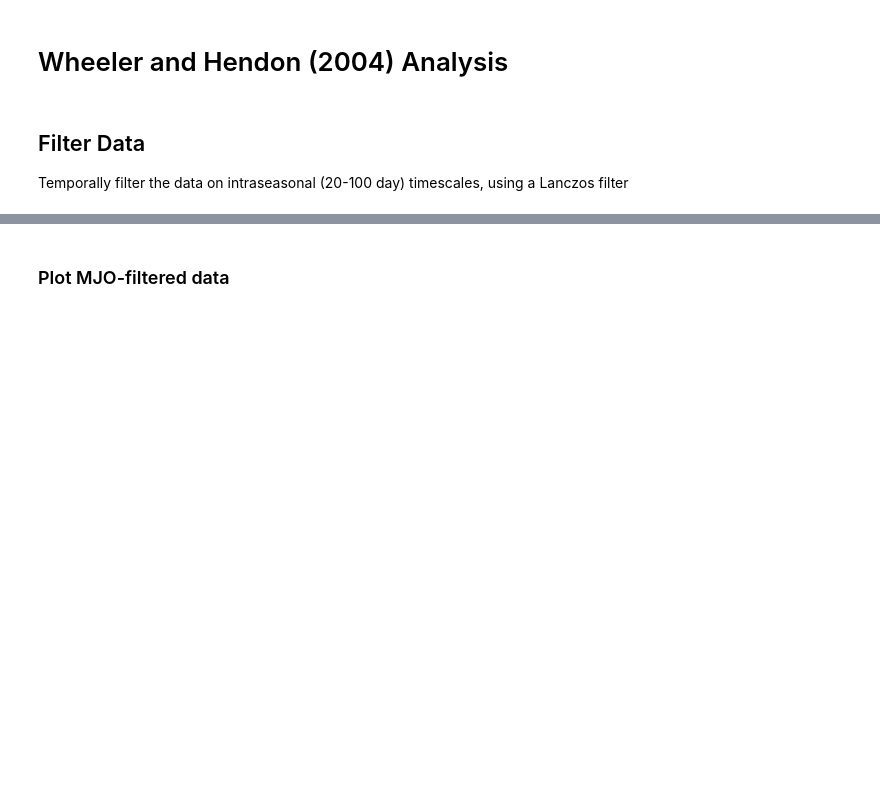
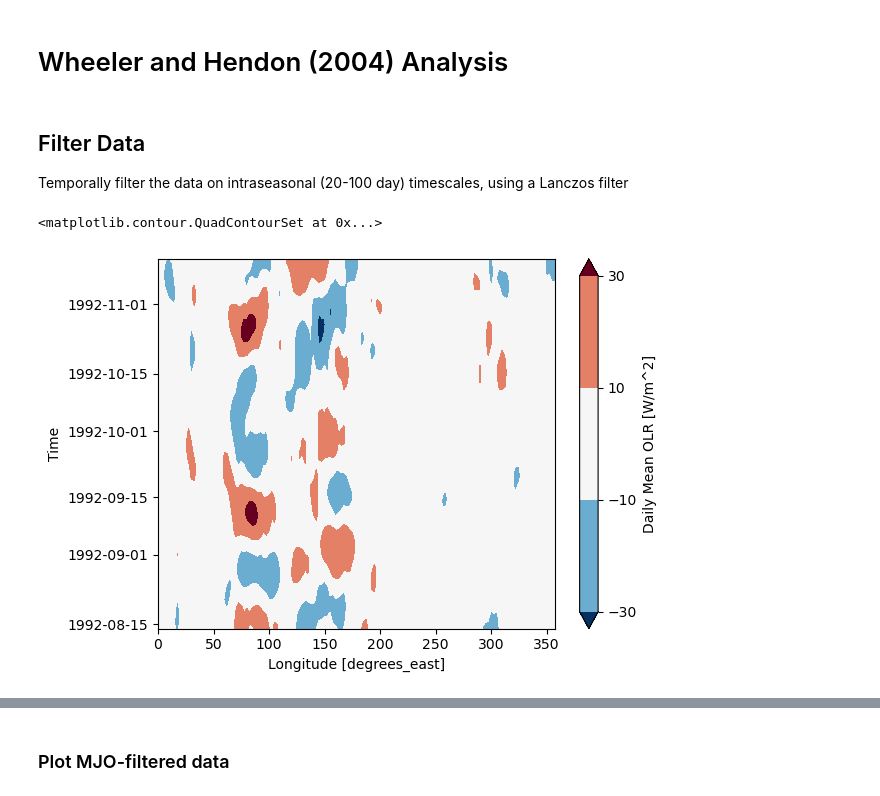
Before and after one commit to spencer-ressel/thesis-work, a Jupyter notebook: python/mjo_data_analysis/mjo_compositing.ipynb, the cells around one changed output, grey strips where cells are left out. Drawn from its saved outputs; the diff is of its cells as text; code cells hidden in the pictures; blank space fills up the shorter version.

```diff
--- a/python/mjo_data_analysis/mjo_compositing.ipynb
+++ b/python/mjo_data_analysis/mjo_compositing.ipynb
@@ -945,0 +978,5 @@ for variable in variables_dict:
+# %%
+variables_filtered['Outgoing Longwave Radiation'].sel(lat=slice(-10,10)).mean(dim='lat').sel(time=slice('1992-08-14', '1992-11-12')).plot.contourf(x='lon', levels=np.arange(-30,50,20), extend='both')
+# %% [output]
+<matplotlib.contour.QuadContourSet at 0x...>
+[figure, added]
```
Also changed, not shown: parts of 33 cells of this notebook.
